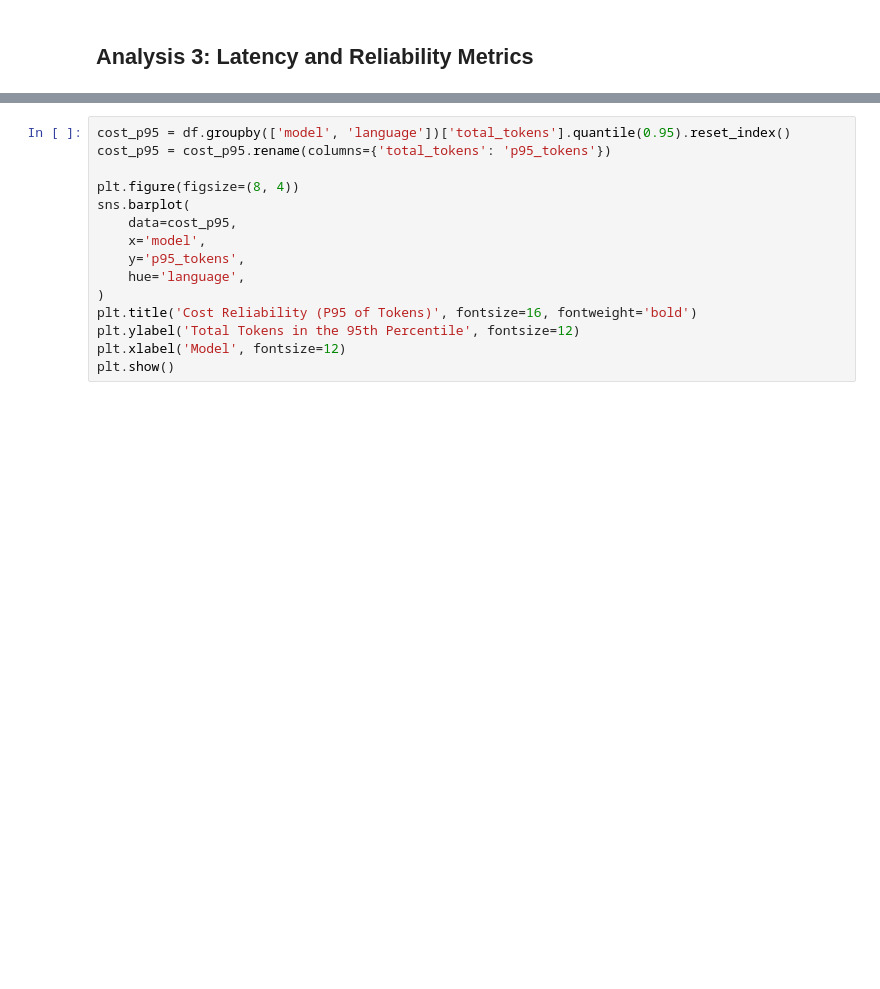
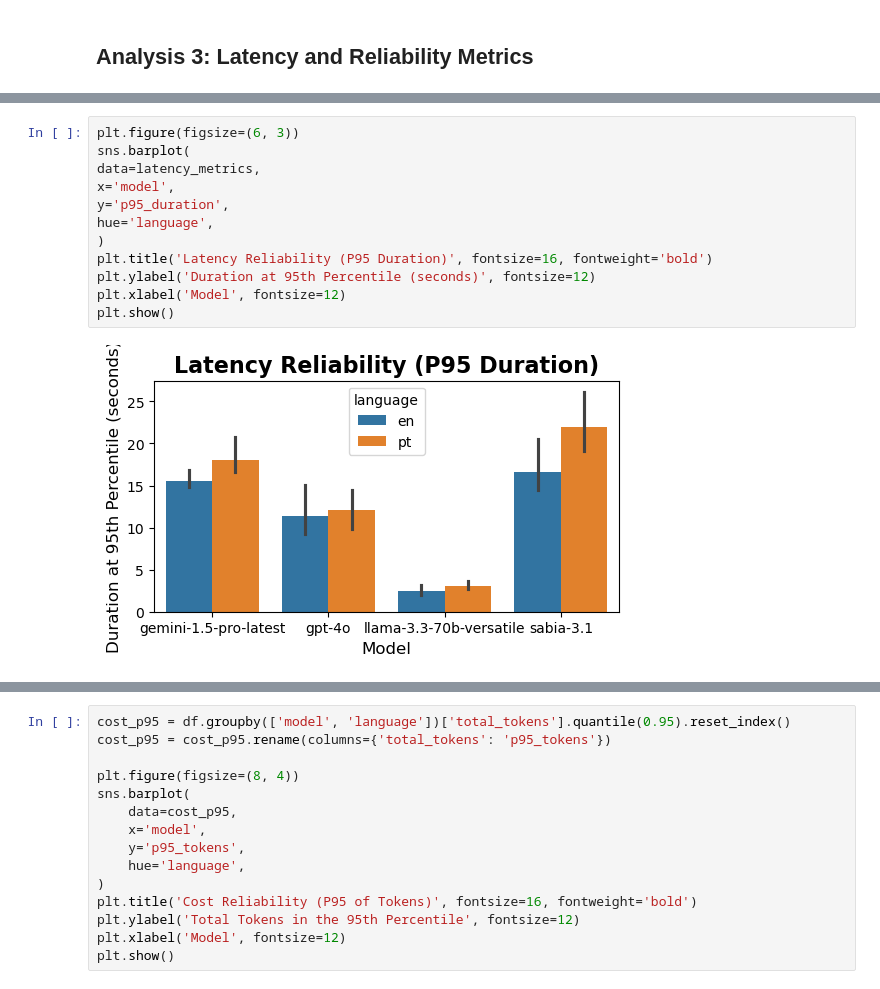
Before and after one commit to laysearaujo/cross-lingual-prompt-analysis, a Jupyter notebook: 2_preliminary_analysis.ipynb, the cells around one changed output, grey strips where cells are left out. Saved outputs shown, nothing was run; the diff lists cells and outputs as text; blank space fills up the shorter version.

```diff
--- a/2_preliminary_analysis.ipynb
+++ b/2_preliminary_analysis.ipynb
@@ -208 +286,15 @@ Detailed Latency Metrics by Model and Language:
+# %%
+plt.figure(figsize=(6, 3))
+sns.barplot(
+data=latency_metrics,
+x='model',
+y='p95_duration',
+hue='language',
+)
+plt.title('Latency Reliability (P95 Duration)', fontsize=16, fontweight='bold')
+plt.ylabel('Duration at 95th Percentile (seconds)', fontsize=12)
+plt.xlabel('Model', fontsize=12)
+plt.show()
+# %% [output]
+[figure, added]
 # %%
```
Also changed, not shown: parts of 12 cells of this notebook.
